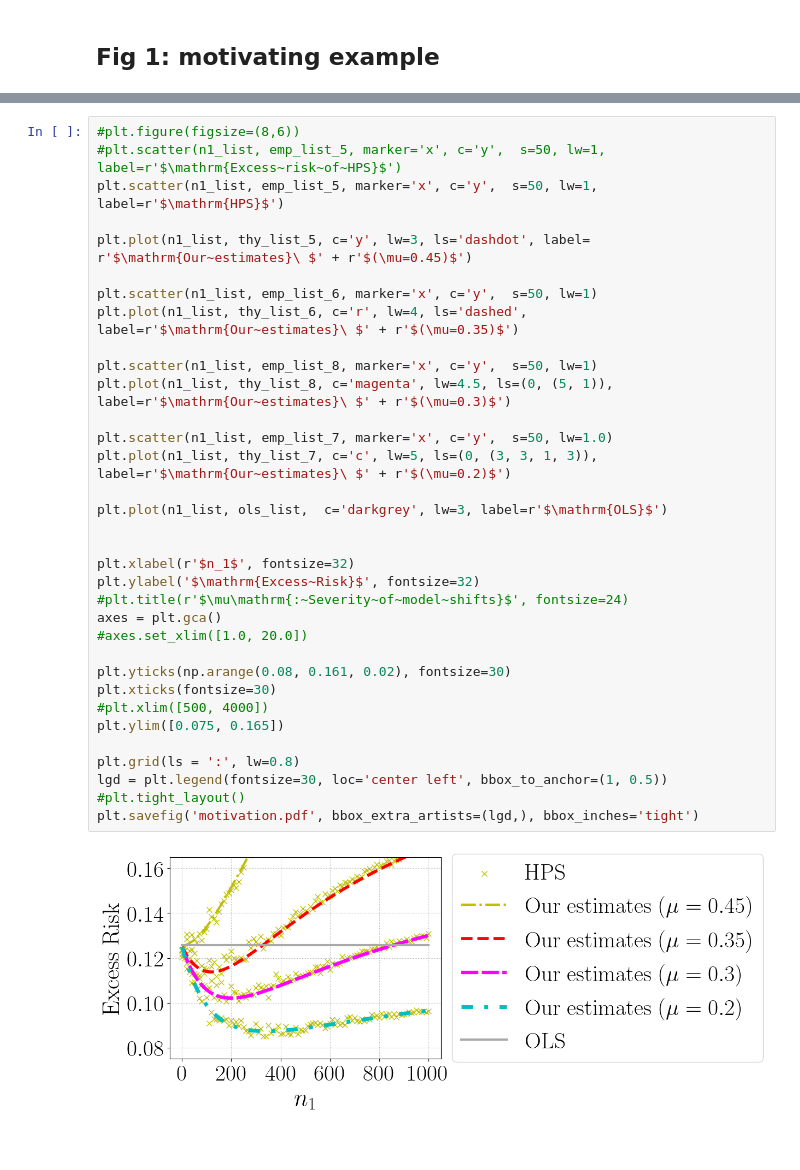
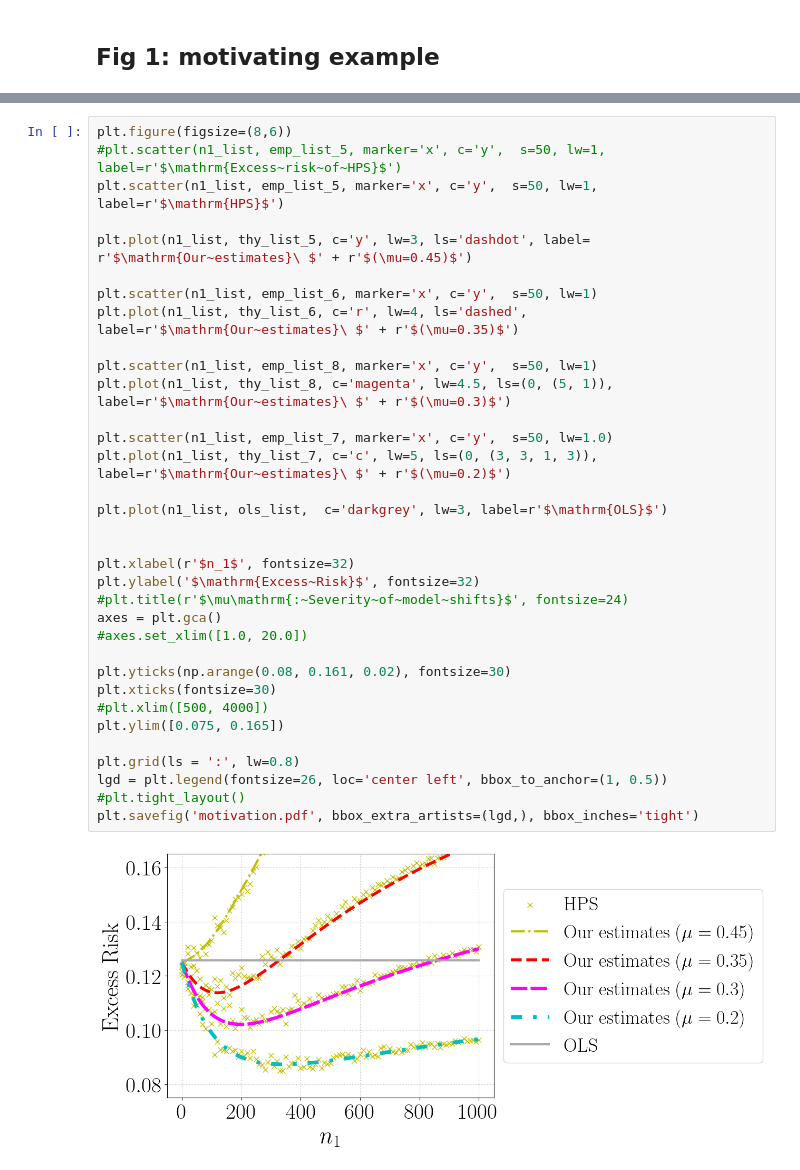
Before and after one commit to VirtuosoResearch/Transfer_learning_random_matrix_simulations, a Jupyter notebook: notebooks/model-shift.ipynb, the cells around one changed output, grey strips where cells are left out. Drawn from its saved outputs; the diff is of its cells as text.

```diff
--- a/notebooks/model-shift.ipynb
+++ b/notebooks/model-shift.ipynb
@@ -166,36 +166,36 @@ The PostScript backend does not support transparency; partially transparent arti
 # %%
-#plt.figure(figsize=(8,6))
+plt.figure(figsize=(8,6))
 #plt.scatter(n1_list, emp_list_5, marker='x', c='y',  s=50, lw=1, label=r'$\mathrm{Excess~risk~of~HPS}$')
 plt.scatter(n1_list, emp_list_5, marker='x', c='y',  s=50, lw=1, label=r'$\mathrm{HPS}$')
 
 plt.plot(n1_list, thy_list_5, c='y', lw=3, ls='dashdot', label= r'$\mathrm{Our~estimates}\ $' + r'$(\mu=0.45)$')
 
 plt.scatter(n1_list, emp_list_6, marker='x', c='y',  s=50, lw=1)
 plt.plot(n1_list, thy_list_6, c='r', lw=4, ls='dashed', label=r'$\mathrm{Our~estimates}\ $' + r'$(\mu=0.35)$')
 
 plt.scatter(n1_list, emp_list_8, marker='x', c='y',  s=50, lw=1)
 plt.plot(n1_list, thy_list_8, c='magenta', lw=4.5, ls=(0, (5, 1)), label=r'$\mathrm{Our~estimates}\ $' + r'$(\mu=0.3)$')
 
 plt.scatter(n1_list, emp_list_7, marker='x', c='y',  s=50, lw=1.0)
 plt.plot(n1_list, thy_list_7, c='c', lw=5, ls=(0, (3, 3, 1, 3)), label=r'$\mathrm{Our~estimates}\ $' + r'$(\mu=0.2)$')
 
 plt.plot(n1_list, ols_list,  c='darkgrey', lw=3, label=r'$\mathrm{OLS}$')
 
 
 plt.xlabel(r'$n_1$', fontsize=32)
 plt.ylabel('$\mathrm{Excess~Risk}$', fontsize=32)
 #plt.title(r'$\mu\mathrm{:~Severity~of~model~shifts}$', fontsize=24)
 axes = plt.gca()
 #axes.set_xlim([1.0, 20.0])
 
 plt.yticks(np.arange(0.08, 0.161, 0.02), fontsize=30)
 plt.xticks(fontsize=30)
 #plt.xlim([500, 4000])
 plt.ylim([0.075, 0.165])
 
 plt.grid(ls = ':', lw=0.8)
-lgd = plt.legend(fontsize=30, loc='center left', bbox_to_anchor=(1, 0.5))
+lgd = plt.legend(fontsize=26, loc='center left', bbox_to_anchor=(1, 0.5))
 #plt.tight_layout()
 plt.savefig('motivation.pdf', bbox_extra_artists=(lgd,), bbox_inches='tight')
 # %% [output]
-[figure, old version]
+[figure, new version]
```
Also changed, not shown: parts of 1 cell of this notebook, 4 other files.
